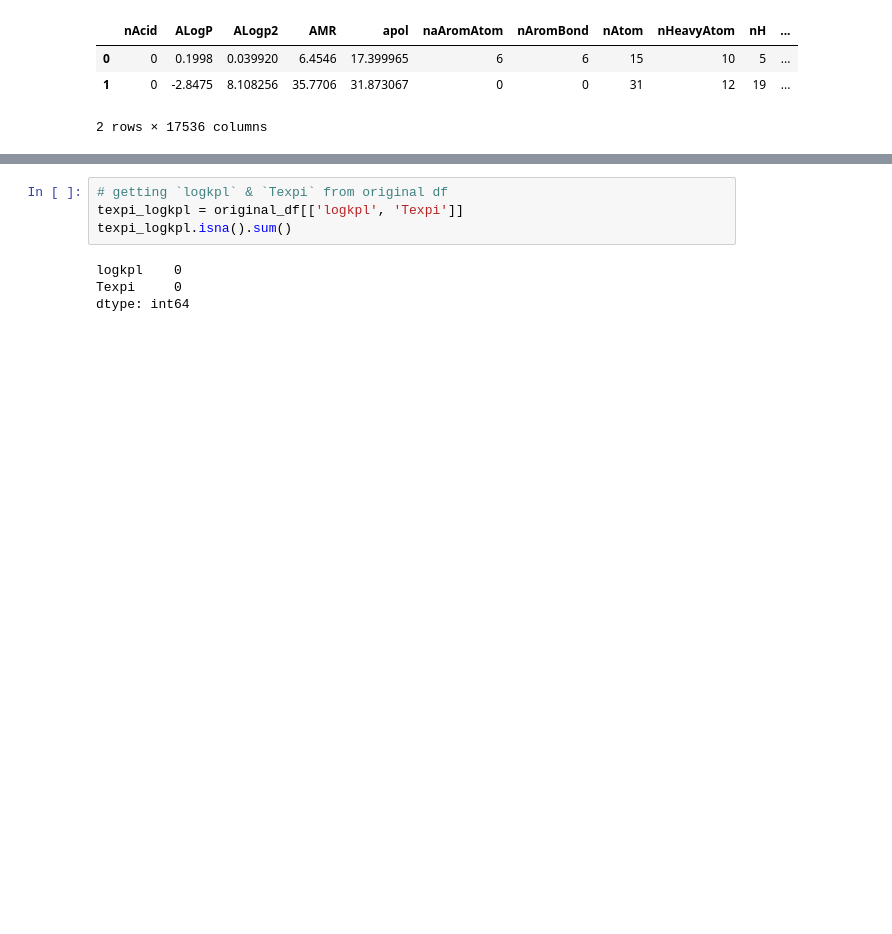
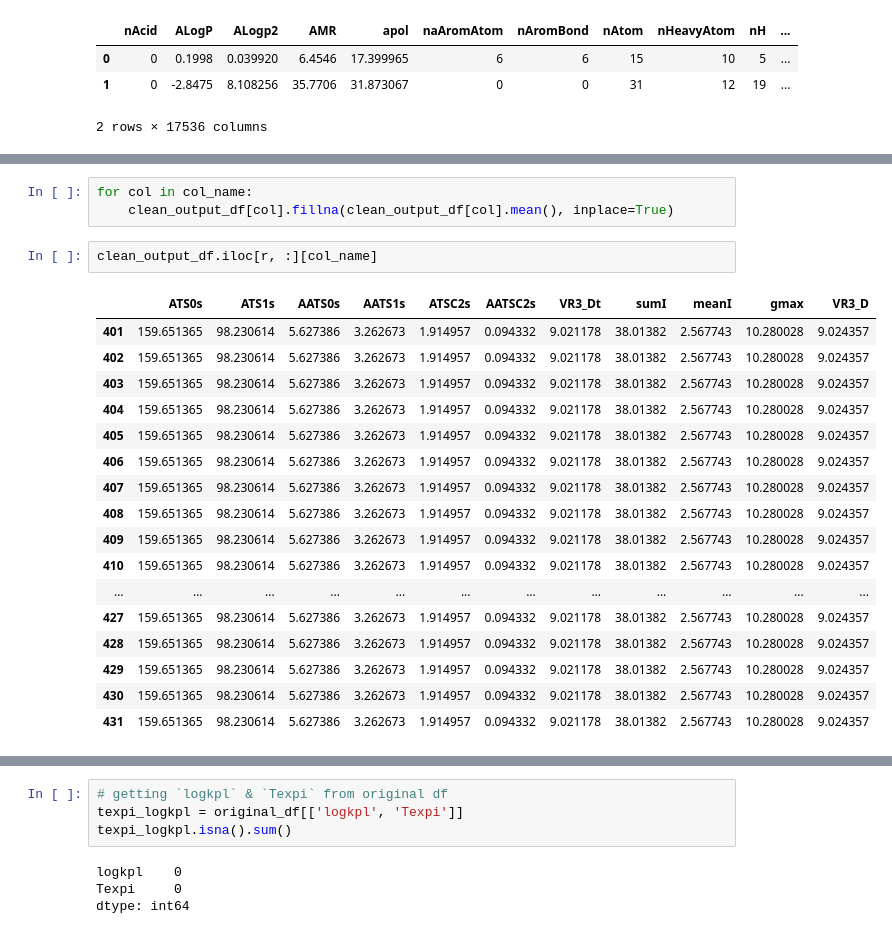
Before and after one commit to AhmadHammad21/Skin-Permeation, a Jupyter notebook: notebooks/trials/1. Data Preparation.ipynb, the cells around one changed output, grey strips where cells are left out. Cells and saved outputs as stored; diff of their text form; blank space fills up the shorter version.

```diff
--- a/notebooks/trials/1. Data Preparation.ipynb
+++ b/notebooks/trials/1. Data Preparation.ipynb
@@ -46,3 +144,26 @@ clean_output_df.replace([np.inf, -np.inf], np.nan, inplace=True)
+# %%
+for col in col_name:
+    clean_output_df[col].fillna(clean_output_df[col].mean(), inplace=True)
+# %%
+clean_output_df.iloc[r, :][col_name]
+# %% [output]
+|  | ATS0s | ATS1s | AATS0s | AATS1s | ATSC2s | AATSC2s | VR3_Dt | sumI | meanI | gmax | VR3_D |
+| 401 | 159.651365 | 98.230614 | 5.627386 | 3.262673 | 1.914957 | 0.094332 | 9.021178 | 38.01382 | 2.567743 | 10.280028 | 9.024357 |
+| 402 | 159.651365 | 98.230614 | 5.627386 | 3.262673 | 1.914957 | 0.094332 | 9.021178 | 38.01382 | 2.567743 | 10.280028 | 9.024357 |
+| 403 | 159.651365 | 98.230614 | 5.627386 | 3.262673 | 1.914957 | 0.094332 | 9.021178 | 38.01382 | 2.567743 | 10.280028 | 9.024357 |
+| 404 | 159.651365 | 98.230614 | 5.627386 | 3.262673 | 1.914957 | 0.094332 | 9.021178 | 38.01382 | 2.567743 | 10.280028 | 9.024357 |
+| 405 | 159.651365 | 98.230614 | 5.627386 | 3.262673 | 1.914957 | 0.094332 | 9.021178 | 38.01382 | 2.567743 | 10.280028 | 9.024357 |
+| 406 | 159.651365 | 98.230614 | 5.627386 | 3.262673 | 1.914957 | 0.094332 | 9.021178 | 38.01382 | 2.567743 | 10.280028 | 9.024357 |
+| 407 | 159.651365 | 98.230614 | 5.627386 | 3.262673 | 1.914957 | 0.094332 | 9.021178 | 38.01382 | 2.567743 | 10.280028 | 9.024357 |
+| 408 | 159.651365 | 98.230614 | 5.627386 | 3.262673 | 1.914957 | 0.094332 | 9.021178 | 38.01382 | 2.567743 | 10.280028 | 9.024357 |
+| 409 | 159.651365 | 98.230614 | 5.627386 | 3.262673 | 1.914957 | 0.094332 | 9.021178 | 38.01382 | 2.567743 | 10.280028 | 9.024357 |
+| 410 | 159.651365 | 98.230614 | 5.627386 | 3.262673 | 1.914957 | 0.094332 | 9.021178 | 38.01382 | 2.567743 | 10.280028 | 9.024357 |
+| ... | ... | ... | ... | ... | ... | ... | ... | ... | ... | ... | ... |
+| 427 | 159.651365 | 98.230614 | 5.627386 | 3.262673 | 1.914957 | 0.094332 | 9.021178 | 38.01382 | 2.567743 | 10.280028 | 9.024357 |
+| 428 | 159.651365 | 98.230614 | 5.627386 | 3.262673 | 1.914957 | 0.094332 | 9.021178 | 38.01382 | 2.567743 | 10.280028 | 9.024357 |
+| 429 | 159.651365 | 98.230614 | 5.627386 | 3.262673 | 1.914957 | 0.094332 | 9.021178 | 38.01382 | 2.567743 | 10.280028 | 9.024357 |
+| 430 | 159.651365 | 98.230614 | 5.627386 | 3.262673 | 1.914957 | 0.094332 | 9.021178 | 38.01382 | 2.567743 | 10.280028 | 9.024357 |
+| 431 | 159.651365 | 98.230614 | 5.627386 | 3.262673 | 1.914957 | 0.094332 | 9.021178 | 38.01382 | 2.567743 | 10.280028 | 9.024357 |
 # %%
 for col in clean_output_df.columns:
     if clean_output_df[col].isna().sum() > 0:
```
Also changed, not shown: parts of 7 cells of this notebook, 2 other files.
